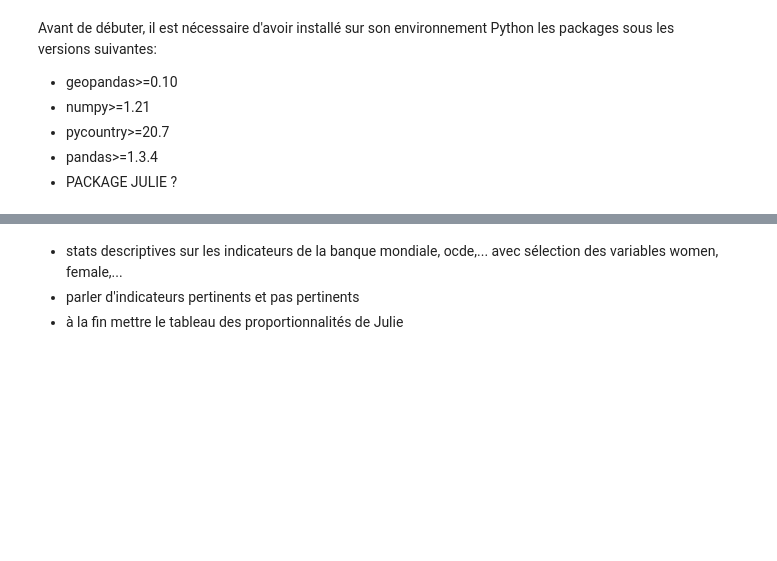
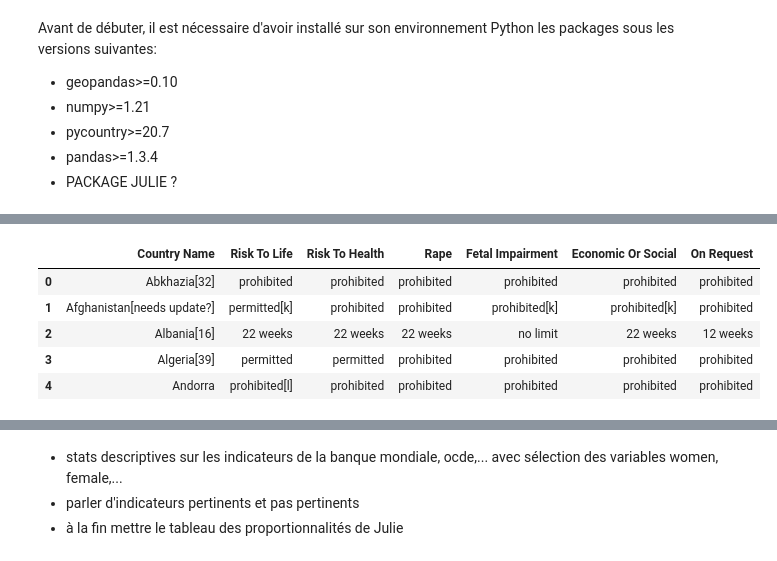
Before and after one commit to cmllbll/Gender-Inequalities-and-Development, a Jupyter notebook: Notebook final.ipynb, the cells around one changed output, grey strips where cells are left out. Cells and saved outputs as stored; diff of their text form; code cells hidden in the pictures; blank space fills up the shorter version.

```diff
--- a/Notebook final.ipynb
+++ b/Notebook final.ipynb
@@ -16,0 +52,18 @@ Avant de débuter, il est nécessaire d'avoir installé sur son environnement Py
+# %%
+url_abortion_law = "https://en.wikipedia.org/wiki/Abortion_law"
+request_text = request.urlopen(url_abortion_law).read()
+page = bs4.BeautifulSoup(request_text, "lxml")
+table_abortion_law = page.find('table', {'class' : 'wikitable sortable collapsible'})
+table_body = table_abortion_law.find('tbody')
+
+rows = table_body.find_all('tr')
+cols = rows[1].find_all('td')
+
+dico_abortion = dict()
+for row in rows:
+    cols = row.find_all('td')
+    cols = [ele.text.strip() for ele in cols]
+    if len(cols) > 0 :
+        dico_abortion[cols[0]] = cols[1:]
+# %%
+data_abortion = pandas.DataFrame.from_dict(dico_abortion,orient='index')
@@ -16,0 +83,7 @@ Avant de débuter, il est nécessaire d'avoir installé sur son environnement Py
+# %%
+for row in rows:
+    cols = row.find_all('th')
+    print(cols)
+    if len(cols) > 0 :
+        cols = [ele.get_text(separator=' ').strip().title() for ele in cols]
+        columns_country = cols
@@ -16,0 +108,12 @@ Avant de débuter, il est nécessaire d'avoir installé sur son environnement Py
+# %%
+data_abortion.columns = columns_country[1:]
+data_abortion.reset_index(inplace=True)
+data_abortion.rename(columns={'index': 'Country Name'}, inplace=True)
+data_abortion.head()
+# %% [output]
+|  | Country Name | Risk To Life | Risk To Health | Rape | Fetal Impairment | Economic Or Social | On Request |
+| 0 | Abkhazia[32] | prohibited | prohibited | prohibited | prohibited | prohibited | prohibited |
+| 1 | Afghanistan[needs update?] | permitted[k] | prohibited | prohibited | prohibited[k] | prohibited[k] | prohibited |
+| 2 | Albania[16] | 22 weeks | 22 weeks | 22 weeks | no limit | 22 weeks | 12 weeks |
+| 3 | Algeria[39] | permitted | permitted | prohibited | prohibited | prohibited | prohibited |
+| 4 | Andorra | prohibited[l] | prohibited | prohibited | prohibited | prohibited | prohibited |
```
Also changed, not shown: parts of 31 cells of this notebook.
